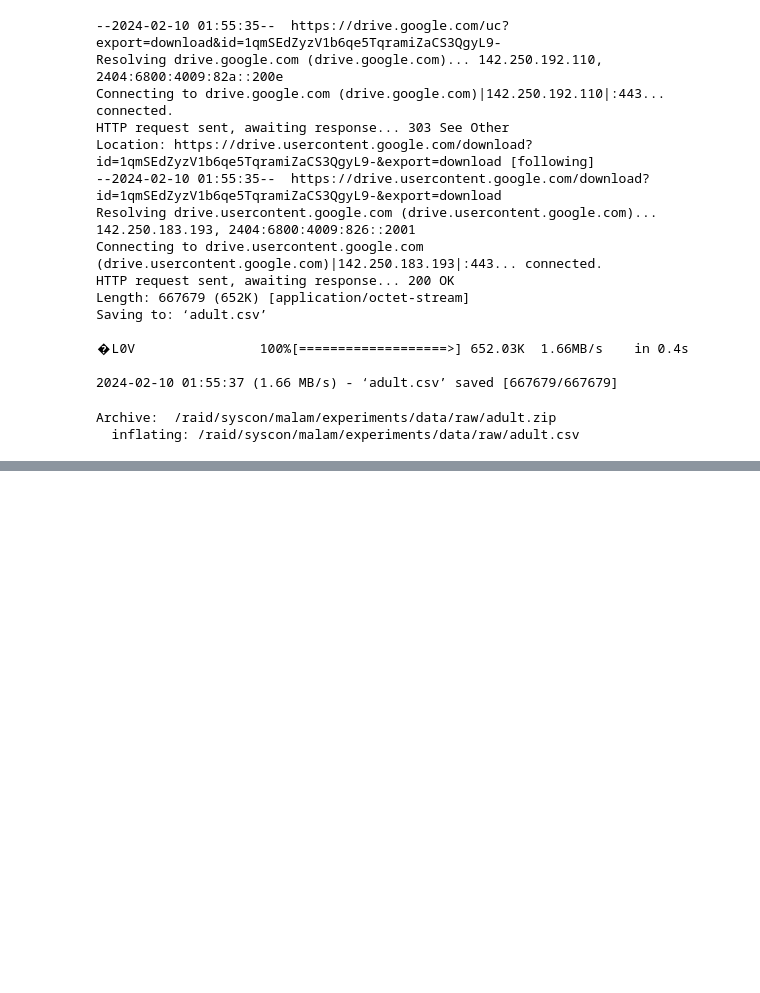
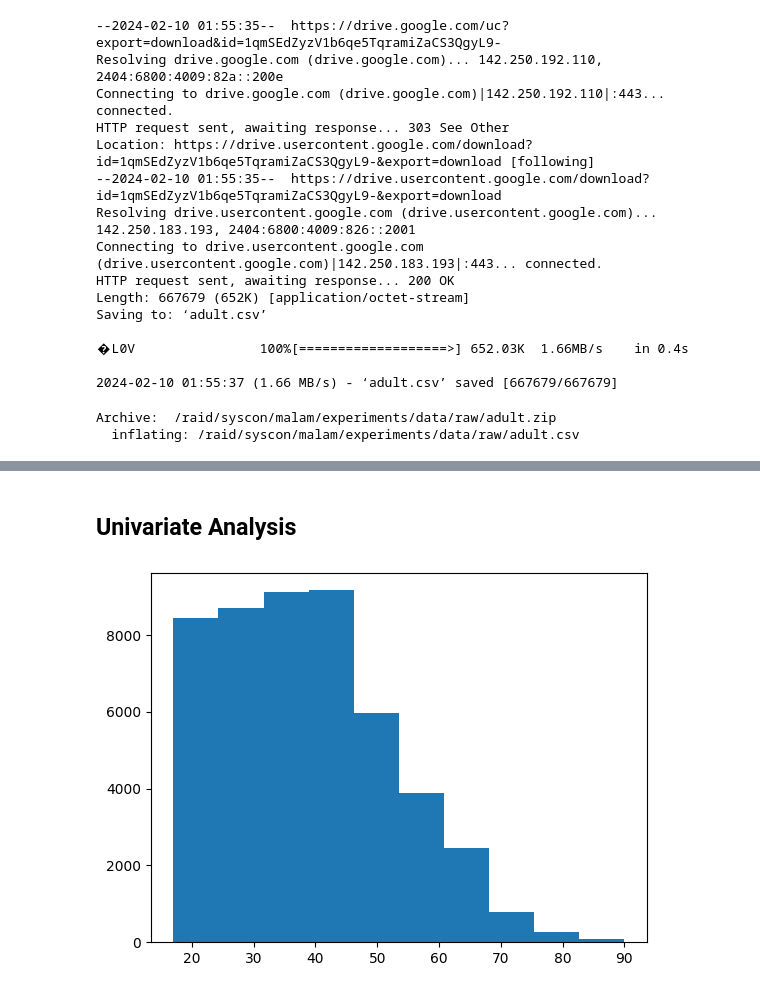
Before and after one commit to manauwar713/experiments, a Jupyter notebook: notebooks/notebook.ipynb, the cells around one changed output, grey strips where cells are left out. Cells and saved outputs as stored; diff of their text form; code cells hidden in the pictures; blank space fills up the shorter version.

```diff
--- a/notebooks/notebook.ipynb
+++ b/notebooks/notebook.ipynb
@@ -56,0 +90,7 @@ df.head(5)
+# %% [markdown]
+## Univariate Analysis
+# %%
+plt.hist(df['age'],bins = 10)
+plt.show()
+# %% [output]
+[figure, added]
```
Also changed, not shown: parts of 24 cells of this notebook, 2 other files.
